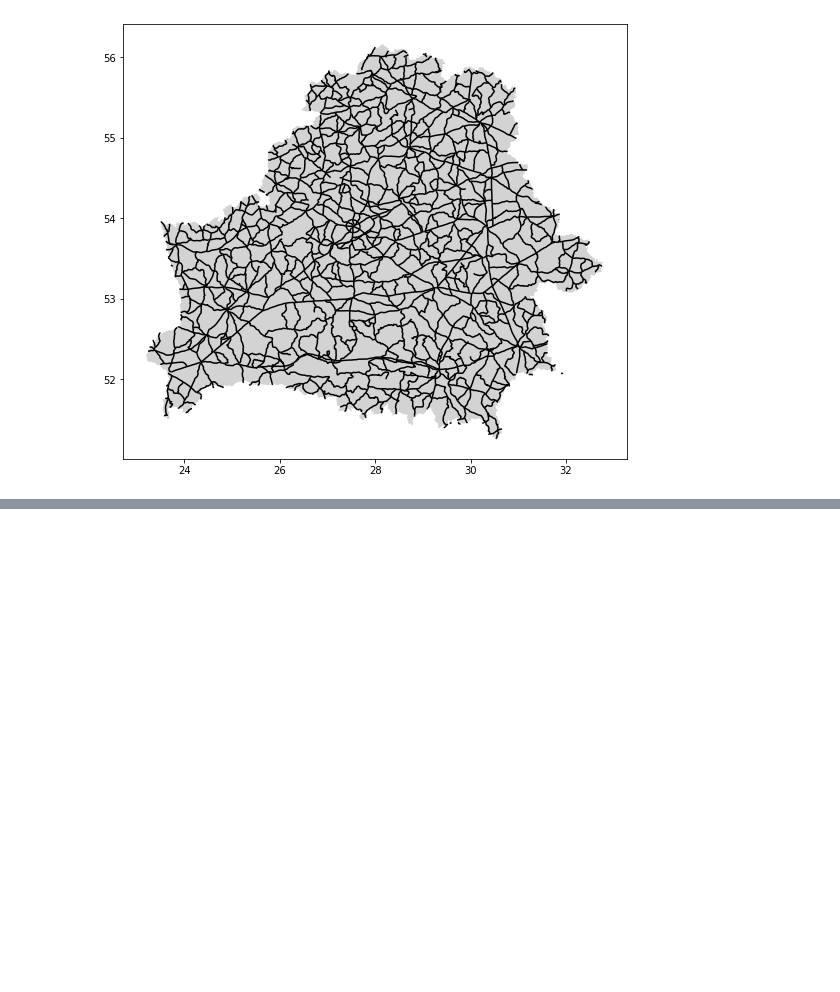
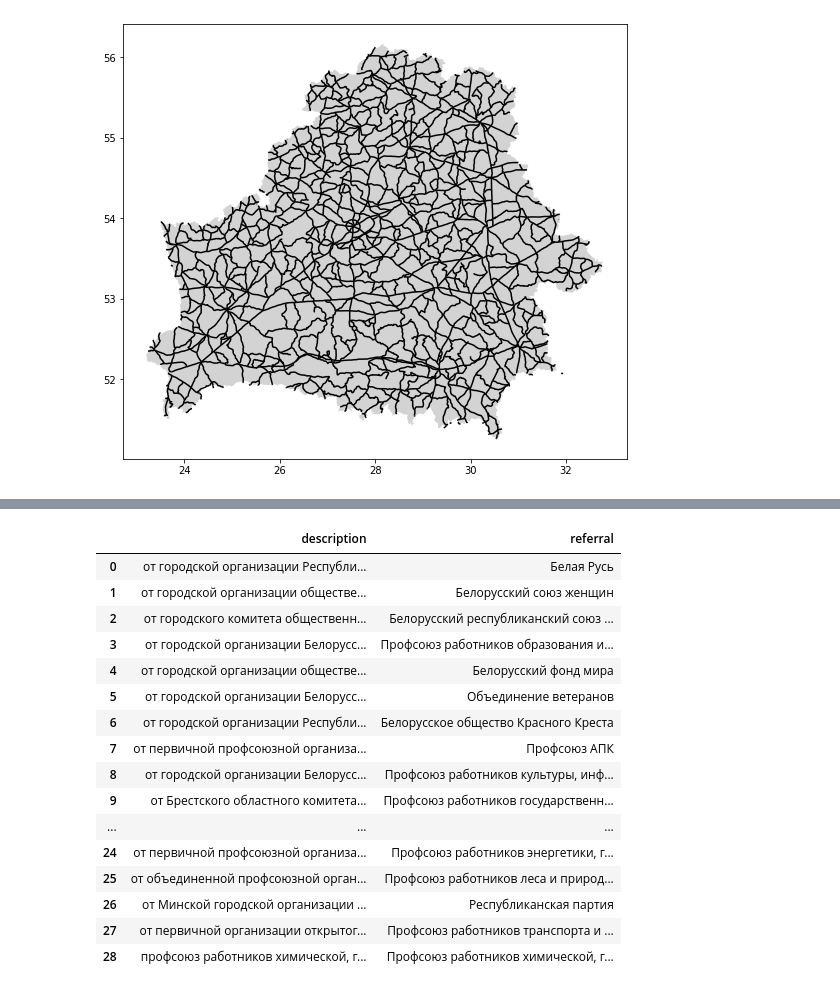
Before and after one commit to danielsaggau/Elections-Belarus, a Jupyter notebook: collab_map.ipynb, the cells around one changed output, grey strips where cells are left out. Cells and saved outputs as stored; diff of their text form; code cells hidden in the pictures; blank space fills up the shorter version.

```diff
--- a/collab_map.ipynb
+++ b/collab_map.ipynb
@@ -54,0 +84,21 @@ shape.plot(ax=base, zorder = 3, color = 'black')
+# %%
+df = pd.read_excel(r'/content/orgs.xlsx')
+df
+# %% [output]
+|  | description | referral |
+| 0 | от городской организации Республи... | Белая Русь |
+| 1 | от городской организации обществе... | Белорусский союз женщин |
+| 2 | от городского комитета общественн... | Белорусский республиканский союз ... |
+| 3 | от городской организации Белорусс... | Профсоюз работников образования и... |
+| 4 | от городской организации обществе... | Белорусский фонд мира |
+| 5 | от городской организации Белорусс... | Объединение ветеранов |
+| 6 | от городской организации Республи... | Белорусское общество Красного Креста |
+| 7 | от первичной профсоюзной организа... | Профсоюз АПК |
+| 8 | от городской организации Белорусс... | Профсоюз работников культуры, инф... |
+| 9 | от Брестского областного комитета... | Профсоюз работников государственн... |
+| ... | ... | ... |
+| 24 | от первичной профсоюзной организа... | Профсоюз работников энергетики, г... |
+| 25 | от объединенной профсоюзной орган... | Профсоюз работников леса и природ... |
+| 26 | от Минской городской организации ... | Республиканская партия |
+| 27 | от первичной организации открытог... | Профсоюз работников транспорта и ... |
+| 28 | профсоюз работников химической, г... | Профсоюз работников химической, г... |
```
Also changed, not shown: parts of 2 cells of this notebook.
